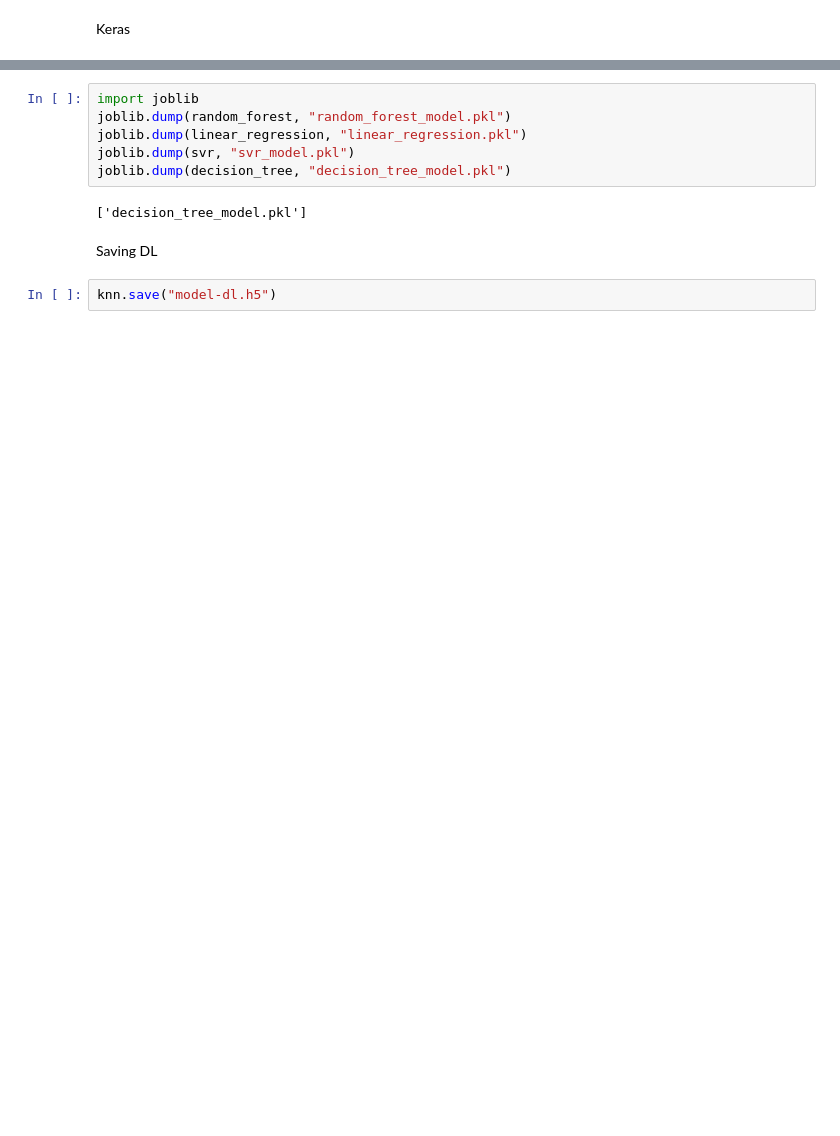
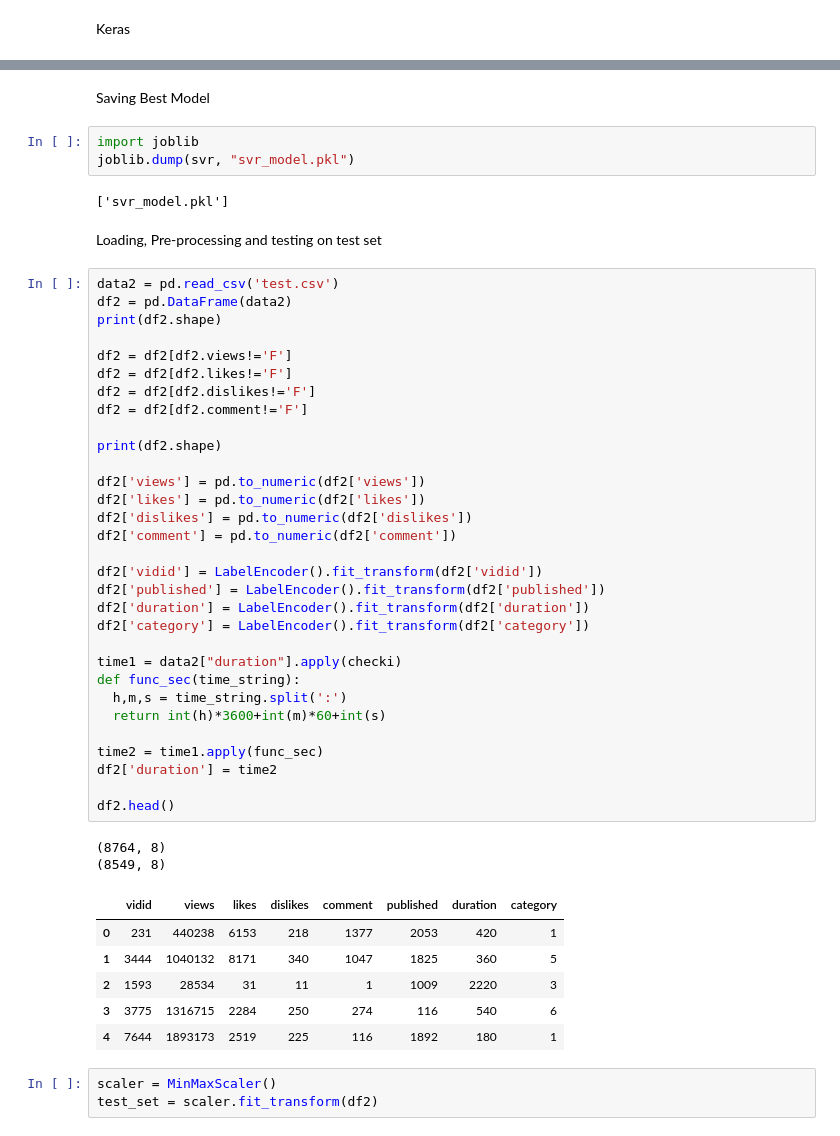
Before and after one commit to ritesh-nanda/Colab, a Jupyter notebook: Internship_Studio.ipynb, the cells around one changed output, grey strips where cells are left out. Cells and saved outputs as stored; diff of their text form; blank space fills up the shorter version.

```diff
--- a/Internship_Studio.ipynb
+++ b/Internship_Studio.ipynb
@@ -231,12 +229,52 @@ Saving ML
+# %% [markdown]
+Saving Best Model
 # %%
 import joblib
-joblib.dump(random_forest, "random_forest_model.pkl")
-joblib.dump(linear_regression, "linear_regression.pkl")
 joblib.dump(svr, "svr_model.pkl")
-joblib.dump(decision_tree, "decision_tree_model.pkl")
 # %% [output]
-['decision_tree_model.pkl']
+['svr_model.pkl']
-# %% [markdown]
-Saving DL
-# %%
-knn.save("model-dl.h5")
+# %% [markdown]
+Loading, Pre-processing and testing on test set
+# %%
+data2 = pd.read_csv('test.csv')
+df2 = pd.DataFrame(data2)
+print(df2.shape)
+
+df2 = df2[df2.views!='F']
+df2 = df2[df2.likes!='F']
+df2 = df2[df2.dislikes!='F']
+df2 = df2[df2.comment!='F']
+
+print(df2.shape)
+
+df2['views'] = pd.to_numeric(df2['views'])
+df2['likes'] = pd.to_numeric(df2['likes'])
+df2['dislikes'] = pd.to_numeric(df2['dislikes'])
+df2['comment'] = pd.to_numeric(df2['comment'])
+
+df2['vidid'] = LabelEncoder().fit_transform(df2['vidid'])
+df2['published'] = LabelEncoder().fit_transform(df2['published'])
+df2['duration'] = LabelEncoder().fit_transform(df2['duration'])
+df2['category'] = LabelEncoder().fit_transform(df2['category'])
+
+time1 = data2["duration"].apply(checki)
+def func_sec(time_string):
+  h,m,s = time_string.split(':')
+  return int(h)*3600+int(m)*60+int(s)
+
+time2 = time1.apply(func_sec)
+df2['duration'] = time2
+
+df2.head()
+# %% [output]
+(8764, 8)
+(8549, 8)
+|  | vidid | views | likes | dislikes | comment | published | duration | category |
+| 0 | 231 | 440238 | 6153 | 218 | 1377 | 2053 | 420 | 1 |
+| 1 | 3444 | 1040132 | 8171 | 340 | 1047 | 1825 | 360 | 5 |
+| 2 | 1593 | 28534 | 31 | 11 | 1 | 1009 | 2220 | 3 |
+| 3 | 3775 | 1316715 | 2284 | 250 | 274 | 116 | 540 | 6 |
+| 4 | 7644 | 1893173 | 2519 | 225 | 116 | 1892 | 180 | 1 |
+# %%
+scaler = MinMaxScaler()
+test_set = scaler.fit_transform(df2)
```
Also changed, not shown: parts of 8 cells of this notebook.
